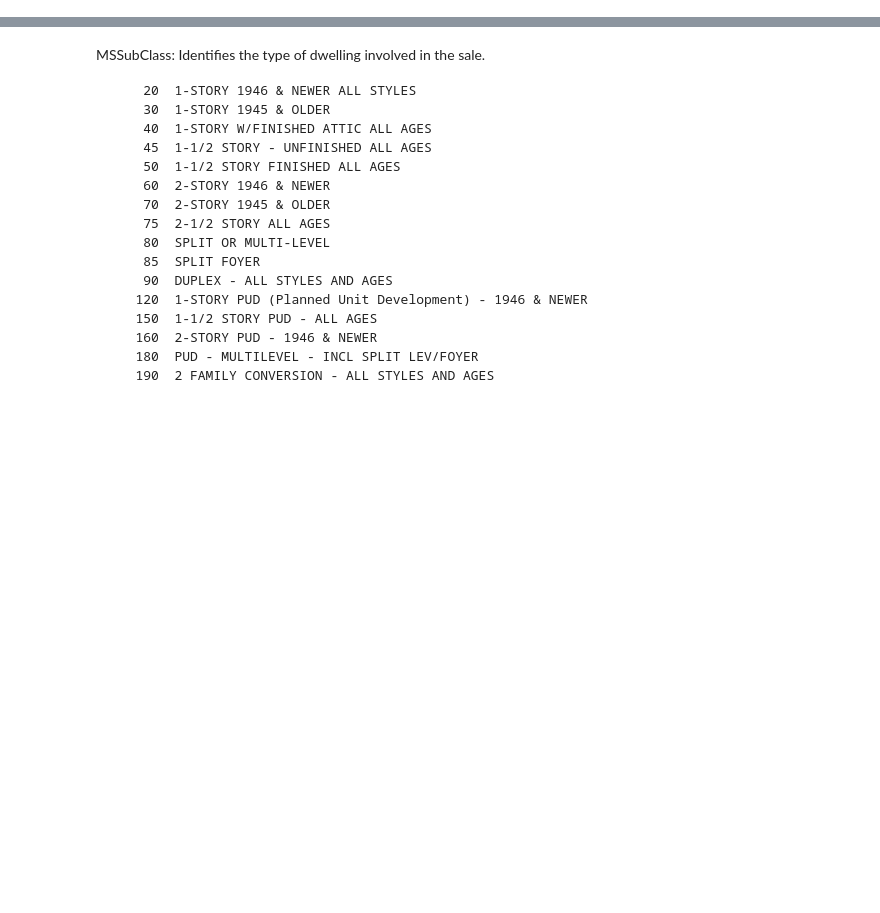
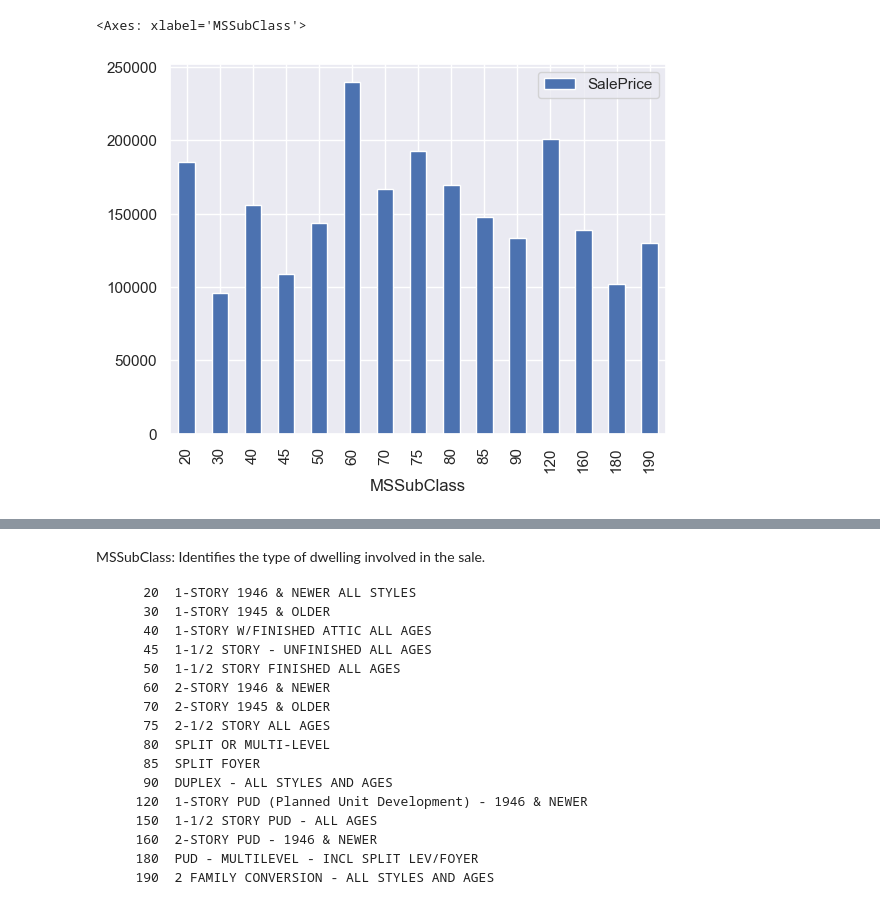
Before and after one commit to jenasandeep/Recreating-99-core_ML_Projects, a Jupyter notebook: 1-House Price Prediction/notebooks/1-initial-eda.ipynb, the cells around one changed output, grey strips where cells are left out. Cells and saved outputs as stored; diff of their text form; code cells hidden in the pictures; blank space fills up the shorter version.

```diff
--- a/1-House Price Prediction/notebooks/1-initial-eda.ipynb
+++ b/1-House Price Prediction/notebooks/1-initial-eda.ipynb
@@ -0,0 +1,23 @@
+# %%
+# Dependency imports
+import re
+import csv
+import pandas as pd
+import numpy as np
+import matplotlib.pyplot as plt
+import seaborn as sns
+sns.set()
+
+%matplotlib inline
+
+# Notebook customizations
+import warnings
+warnings.filterwarnings('ignore')
+# %%
+# import data
+train_df = pd.read_csv("../data/raw/train.csv",index_col="Id")
+test_df = pd.read_csv("../data/raw/test.csv",index_col="Id")
+
+# check data
+print(train_df.shape)
+print(test_df.shape)
@@ -0,0 +64,5 @@
+# %%
+train_df.groupby("MSSubClass").agg({"SalePrice": "mean"}).plot(kind="bar")
+# %% [output]
+<Axes: xlabel='MSSubClass'>
+[figure, added]
```
Also changed, not shown: parts of 34 cells of this notebook, 5 other files.
